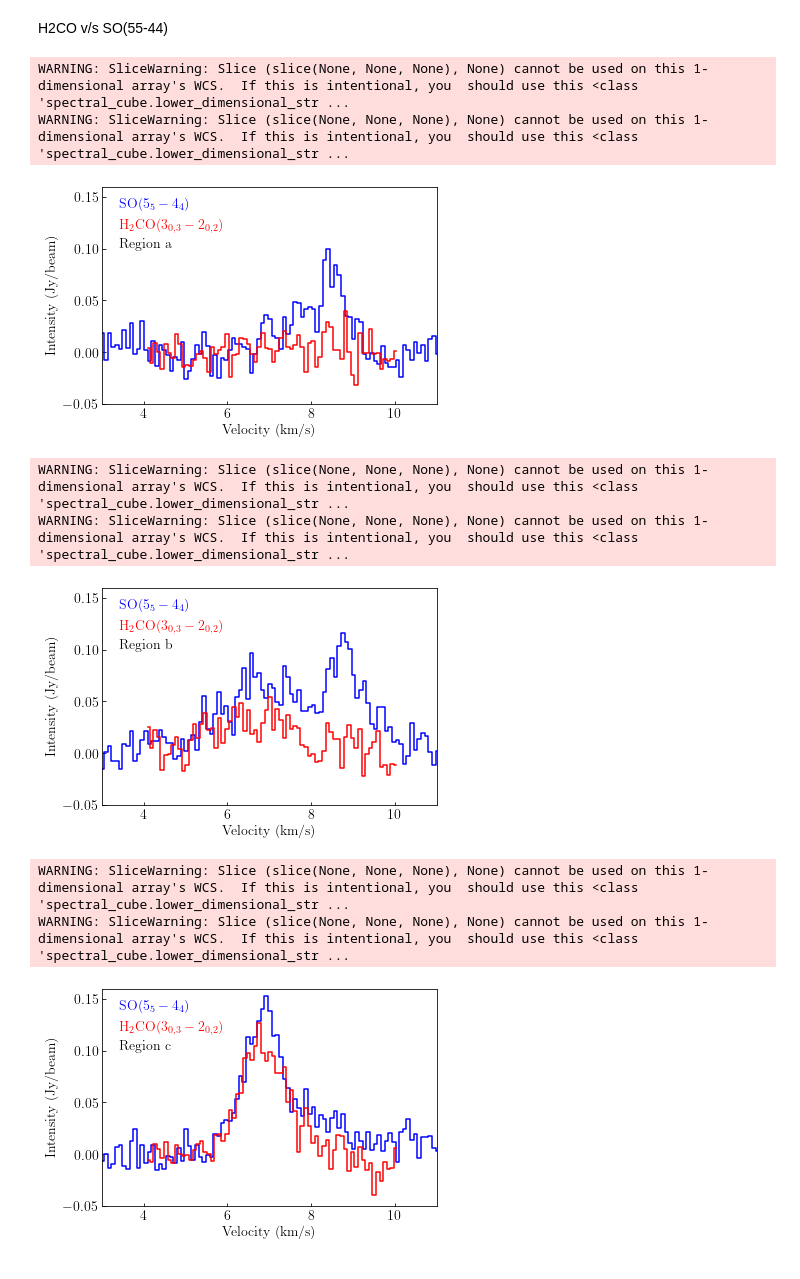
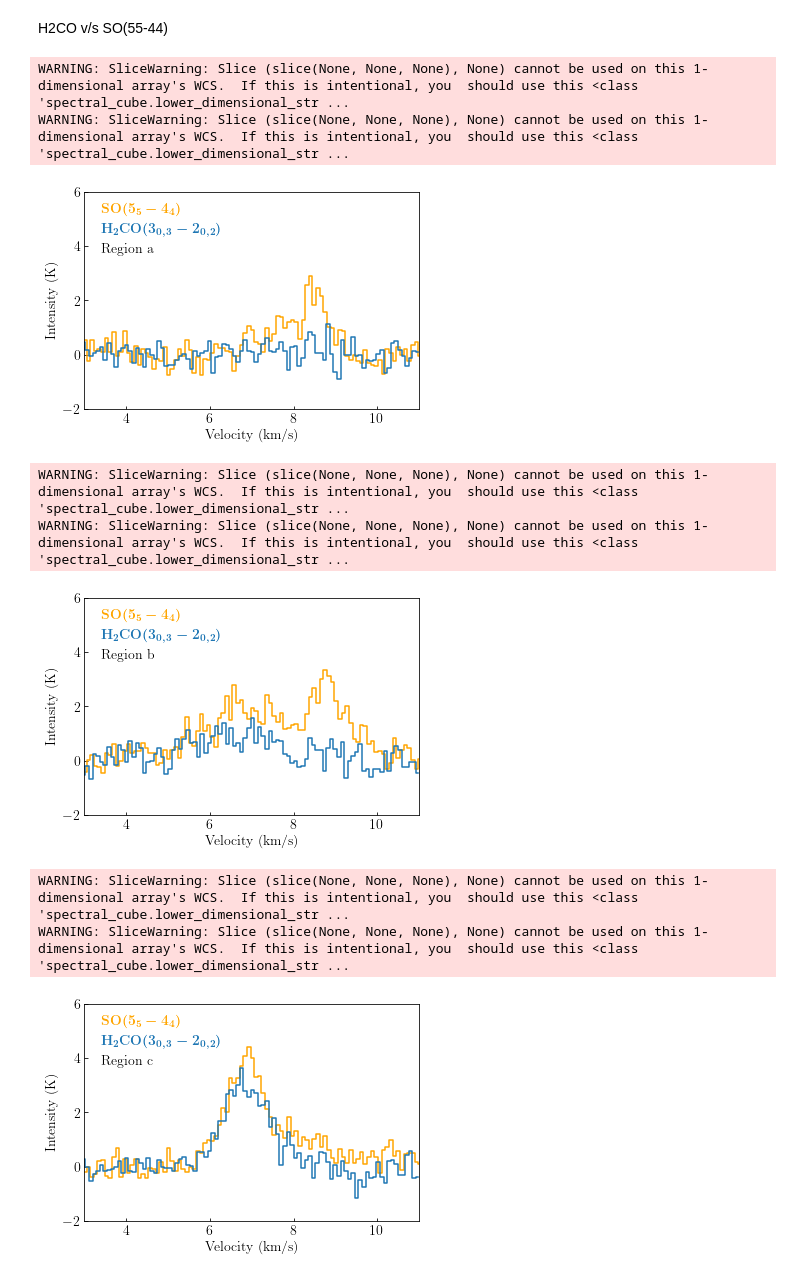
Before and after one commit to tere-valdivia/Per-emb-50_results, a Jupyter notebook: spectra_plot_from_reg.ipynb, the cells around one changed output. Saved outputs shown, nothing was run; the diff lists cells and outputs as text; code cells hidden in the pictures.

```diff
--- a/spectra_plot_from_reg.ipynb
+++ b/spectra_plot_from_reg.ipynb
@@ -134,51 +175,50 @@ WARNING: SliceWarning: Slice (slice(None, None, None), None) cannot be used on t
 H2CO v/s SO(55-44)
 # %%
 saveaction = 0
-kelvin = 0
+kelvin = 1
 namecomparison = 'H2CO_SO5544'
-label1 = r'SO($5_5 - 4_4$)'
-label2 = r'H$_2$CO($3_{0,3} - 2_{0,2}$)'
+label1 = r'\textbf{SO\boldmath{$(5_5 - 4_4)$}}'
+label2 = r'\textbf{H\boldmath{$_2$}CO(\boldmath{$3_{0,3} - 2_{0,2})$}}'
 
 folder = 'SO_55_44/CDconfig/'
-fitsfile = SO_55_44_s
-fitsfile2 = H2CO_303_202_s
+fitsfile = SO_55_44
+fitsfile2 = H2CO_303_202
 
 regfile = folder+'spectra_aux_reg2.reg'
 fitsfilelist = [fitsfile, fitsfile2]
 labellist = [label1, label2]
-colorlist = ['b', 'r']
+colorlist = ['orange', 'C0']
 
 velstart = 3
 velend = 11
 
-intmin = -0.05
-intmax = 0.16 # Jy.beam
-# intmin = -5
-# intmax = 30 # K
+# intmin = -0.05
+# intmax = 0.16 # Jy.beam
+intmin = -2
+intmax = 6 # K
 
 header = fits.getheader(fitsfile+'.fits')
 phasecent = np.array([header['ra'], header['dec']])
 regionload = regions.read_ds9(regfile)
-positions = [[regionload[i].center.ra.value, regionload[i].center.dec.value]
-             for i in range(len(regionload))]
+positions = [[regionload[i].center.ra.value, regionload[i].center.dec.value] for i in range(len(regionload))]
 regionlabels = [regionload[i].meta['label'] for i in range(len(regionload))]
 
 
 for position, regionlabel in zip(positions, regionlabels):
     '''
     For each region in the list, plot
     '''
     fig = plt.figure(figsize=(6,4))
     plotSpectras(fig, position, fitsfilelist, labellist, colorlist, regionlabel, phasecent,
                  xlims=[velstart, velend], ylims=[intmin, intmax], saving=saveaction, specname=namecomparison+'_reg'+regionlabel)
     plt.show()
 # %% [output]
 WARNING: SliceWarning: Slice (slice(None, None, None), None) cannot be used on this 1-dimensional array's WCS.  If this is intentional, you  should use this <class 'spectral_cube.lower_dimensional_str ...
 WARNING: SliceWarning: Slice (slice(None, None, None), None) cannot be used on this 1-dimensional array's WCS.  If this is intentional, you  should use this <class 'spectral_cube.lower_dimensional_str ...
-[figure, old version]
+[figure, new version]
 WARNING: SliceWarning: Slice (slice(None, None, None), None) cannot be used on this 1-dimensional array's WCS.  If this is intentional, you  should use this <class 'spectral_cube.lower_dimensional_str ...
 WARNING: SliceWarning: Slice (slice(None, None, None), None) cannot be used on this 1-dimensional array's WCS.  If this is intentional, you  should use this <class 'spectral_cube.lower_dimensional_str ...
-[figure, old version]
+[figure, new version]
 WARNING: SliceWarning: Slice (slice(None, None, None), None) cannot be used on this 1-dimensional array's WCS.  If this is intentional, you  should use this <class 'spectral_cube.lower_dimensional_str ...
 WARNING: SliceWarning: Slice (slice(None, None, None), None) cannot be used on this 1-dimensional array's WCS.  If this is intentional, you  should use this <class 'spectral_cube.lower_dimensional_str ...
-[figure, old version]
+[figure, new version]
```
Also changed, not shown: parts of 5 cells of this notebook, 3 other files.
